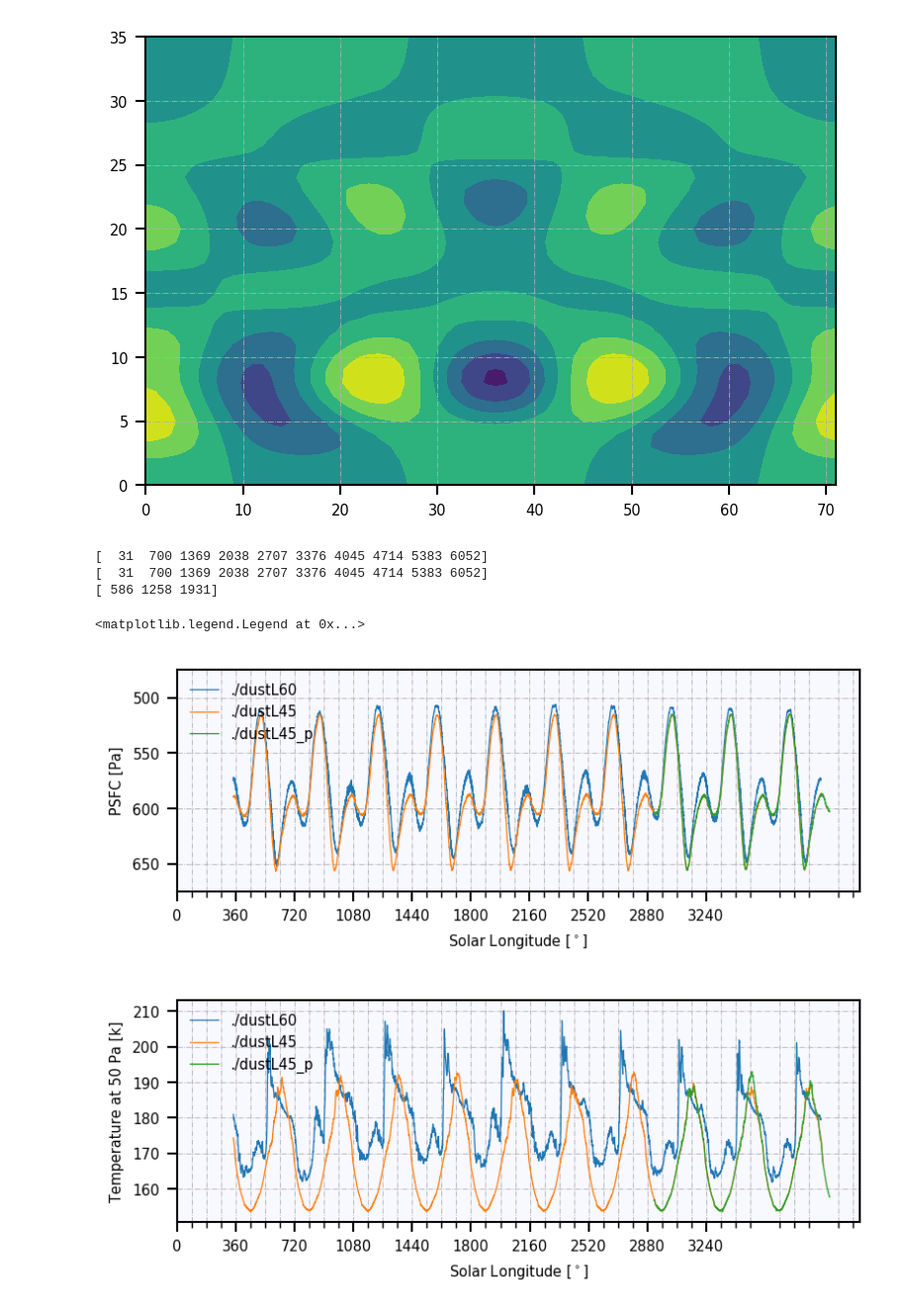
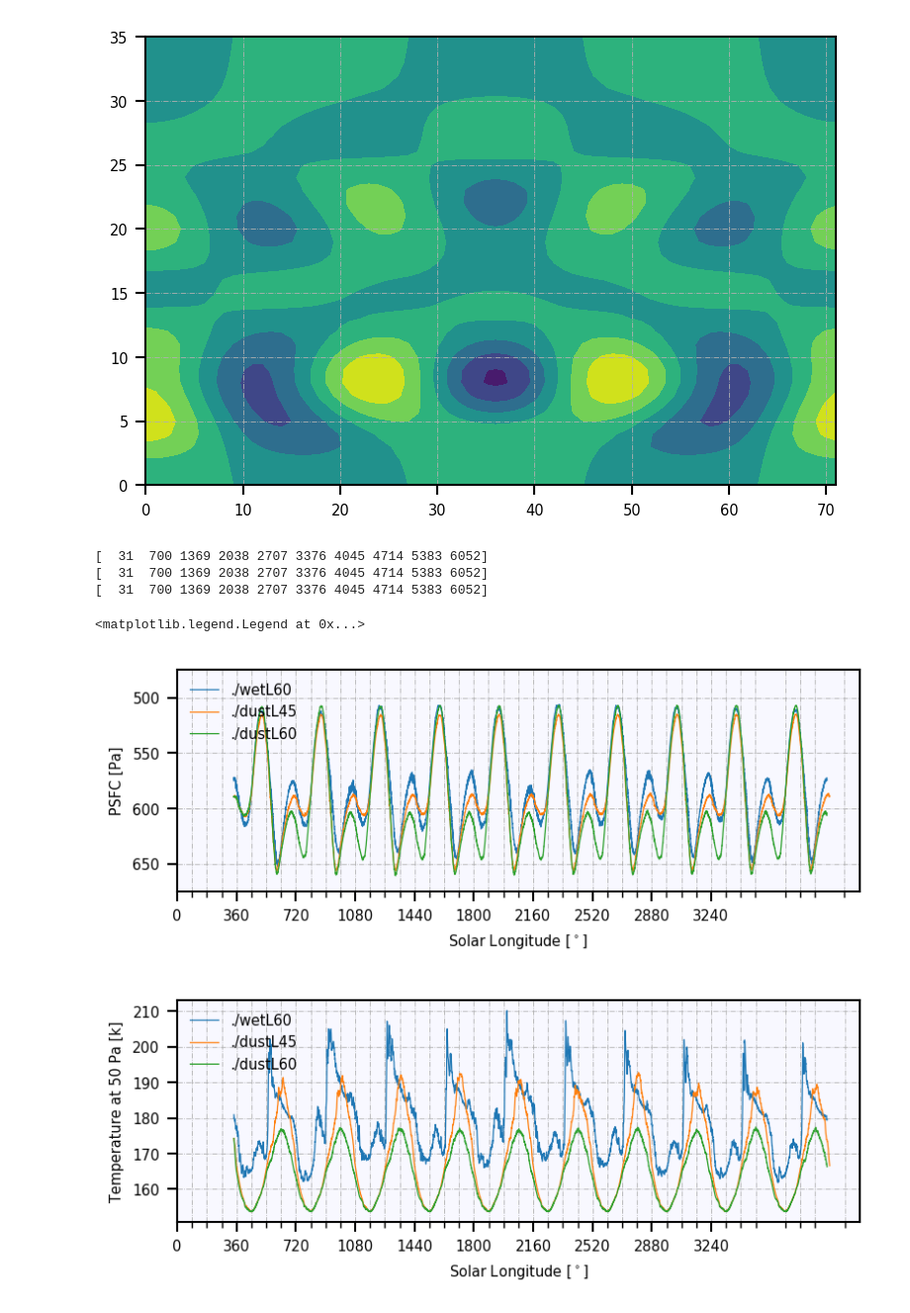
Before and after one commit to sokvisal/marswrf, a Jupyter notebook: model_comparison.ipynb, the cells around one changed output. Shown: that part at 99% size. Saved outputs shown, nothing was run; the diff lists cells and outputs as text; code cells hidden in the pictures.

```diff
--- a/model_comparison.ipynb
+++ b/model_comparison.ipynb
@@ -96,45 +96,45 @@ lsdust = data.variables['LS'][:]
 lsdust = yearly_ls(lsdust)
 
 # dust perturbation high res scale
-filedir = './dust_pert_test.nc'
+filedir = './dustL60_test.nc'
 data = Dataset(filedir,'r')
 psfcdustp = data.variables['PSFC'][:]
 tdustp = data.variables['T'][:][:,25:30].mean(axis=1)
 lsdustp = data.variables['LS'][:]
-lsdustp = yearly_ls(lsdustp) + 2880
+lsdustp = yearly_ls(lsdustp) #+ 2880
 # print (np.where(lsdust==lsdustp[0]), 'test')
 # lsdust = lsdust[:6690]
 
 full_arr = 2000
 fig, ax = plt.subplots(figsize=(6,2))
-plot(ls[:], psfcwet[:], label='./dustL60')
+plot(ls[:], psfcwet[:], label='./wetL60')
 plot(lsdust[:], psfcdust, label='./dustL45')
-plot(lsdustp[:],psfcdustp, label='./dustL45_p')
+plot(lsdustp[:],psfcdustp, label='./dustL60')
 ylabel('PSFC [Pa]')
 xlabel('Solar Longitude [$^\circ$]')
 xticks(major_ticks)
 # xlim([2880,3960])
 ax.xaxis.set_minor_locator(AutoMinorLocator(4))
 ax.grid(True, which='both')
 ylim([675,475])
 legend()
 
 fig, ax = plt.subplots(figsize=(6,2))
-plot(ls[:], twet[:], label='./dustL60')
+plot(ls[:], twet[:], label='./wetL60')
 plot(lsdust[:],tdust, label='./dustL45')
-plot(lsdustp[:],tdustp, label='./dustL45_p')
+plot(lsdustp[:],tdustp, label='./dustL60')
 ylabel('Temperature at 50 Pa [k]')
 xlabel('Solar Longitude [$^\circ$]')
 xticks(major_ticks)
 # xlim([2880,3960])
 ax.xaxis.set_minor_locator(AutoMinorLocator(4))
 ax.grid(True, which='both')
 legend()
 # %% [output]
 [  31  700 1369 2038 2707 3376 4045 4714 5383 6052]
 [  31  700 1369 2038 2707 3376 4045 4714 5383 6052]
-[ 586 1258 1931]
+[  31  700 1369 2038 2707 3376 4045 4714 5383 6052]
 <matplotlib.legend.Legend at 0x...>
-[figure, old version]
+[figure, new version]
-[figure, old version]
+[figure, new version]
 # %%
```
Also changed, not shown: parts of 1 cell of this notebook.
